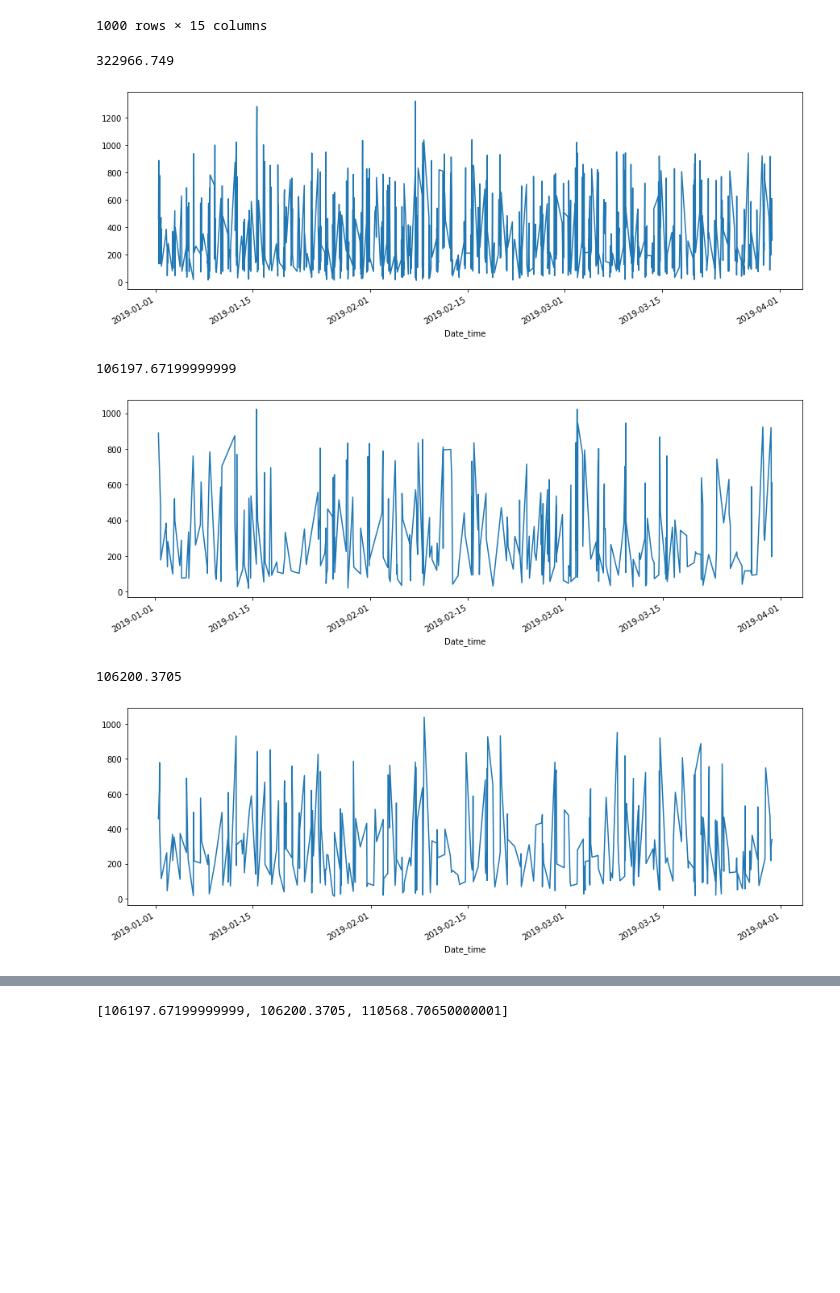
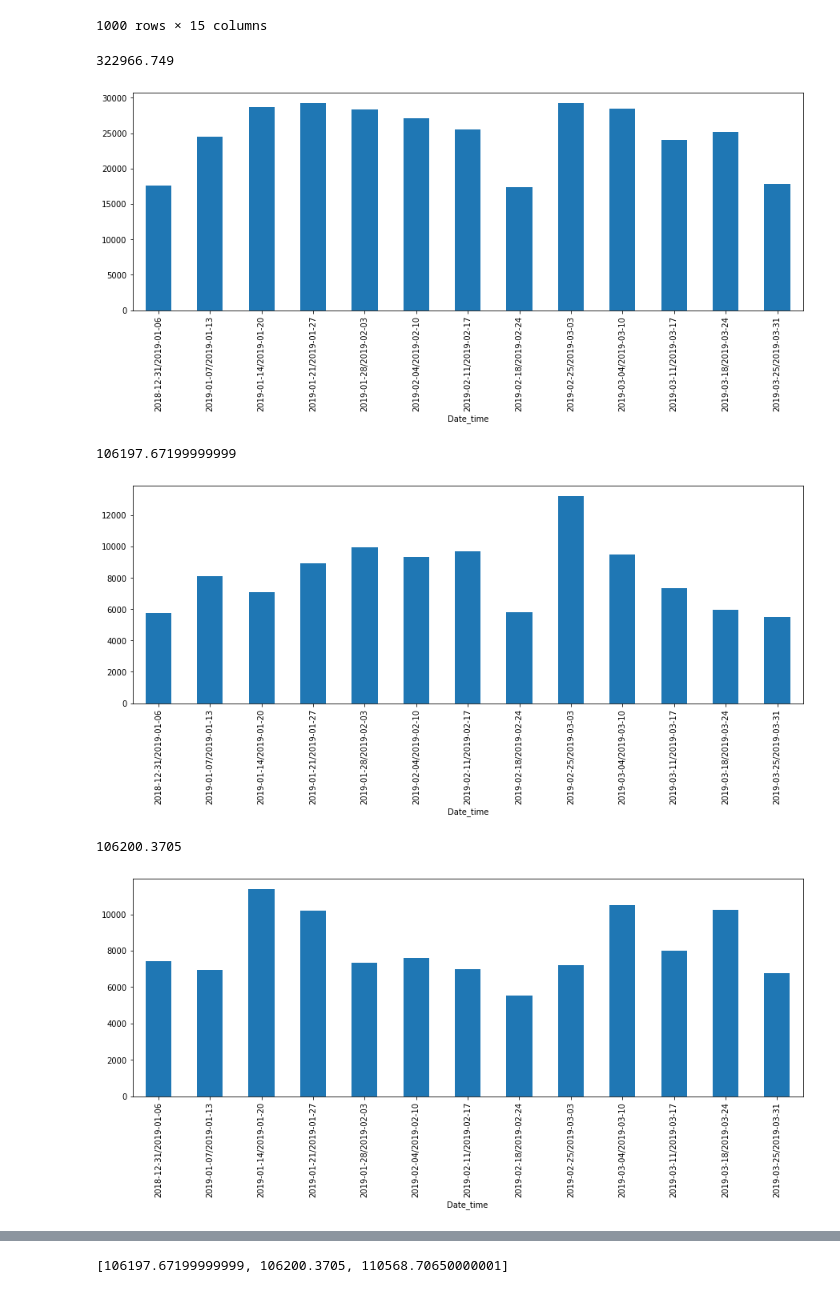
Before and after one commit to AAntunesNDS/supermarkt-sales, a Jupyter notebook: SupermarketSales.ipynb, the cells around one changed output, grey strips where cells are left out. Cells and saved outputs as stored; diff of their text form; code cells hidden in the pictures; blank space fills up the shorter version.

Commit message:
plot adjust

```diff
--- a/SupermarketSales.ipynb
+++ b/SupermarketSales.ipynb
@@ -300,28 +300,28 @@ data
 1000 rows × 15 columns
 # %%
 dt = data.groupby(data['Date_time'])['Total'].sum()
-data.groupby(data['Date_time'])['Total'].sum().plot(figsize = (15,5))
+data.groupby(data['Date_time'].dt.to_period('W'))['Total'].sum().plot(kind='bar',figsize = (15,5))
 dt.sum()
 # %% [output]
 322966.749
-[figure, old version]
+[figure, new version]
 # %%
 total_mandalay = data_mandalay.groupby(data_mandalay['Date_time'])['Total'].sum().sum()
 citys = []
 citys.append(total_mandalay)
-data_mandalay.groupby(data_mandalay['Date_time'])['Total'].sum().plot(figsize = (15,5))
+data_mandalay.groupby(data_mandalay['Date_time'].dt.to_period('W'))['Total'].sum().plot(kind='bar', figsize = (15,5))
 total_mandalay
 # %% [output]
 106197.67199999999
-[figure, old version]
+[figure, new version]
 # %%
 total_yangon = data_yangon.groupby(data_yangon['Date_time'])['Total'].sum().sum()
 citys.append(total_yangon)
-data_yangon.groupby(data_yangon['Date_time'])['Total'].sum().plot(figsize = (15,5))
+data_yangon.groupby(data_yangon['Date_time'].dt.to_period('W'))['Total'].sum().plot(kind='bar', figsize = (15,5))
 total_yangon
 # %% [output]
 106200.3705
-[figure, old version]
+[figure, new version]
 # %%
 total_napyitaw = data_naypyitaw.groupby(data_naypyitaw['Date_time'])['Total'].sum().sum()
 citys.append(total_napyitaw)
```
Also changed, not shown: parts of 11 cells of this notebook.
